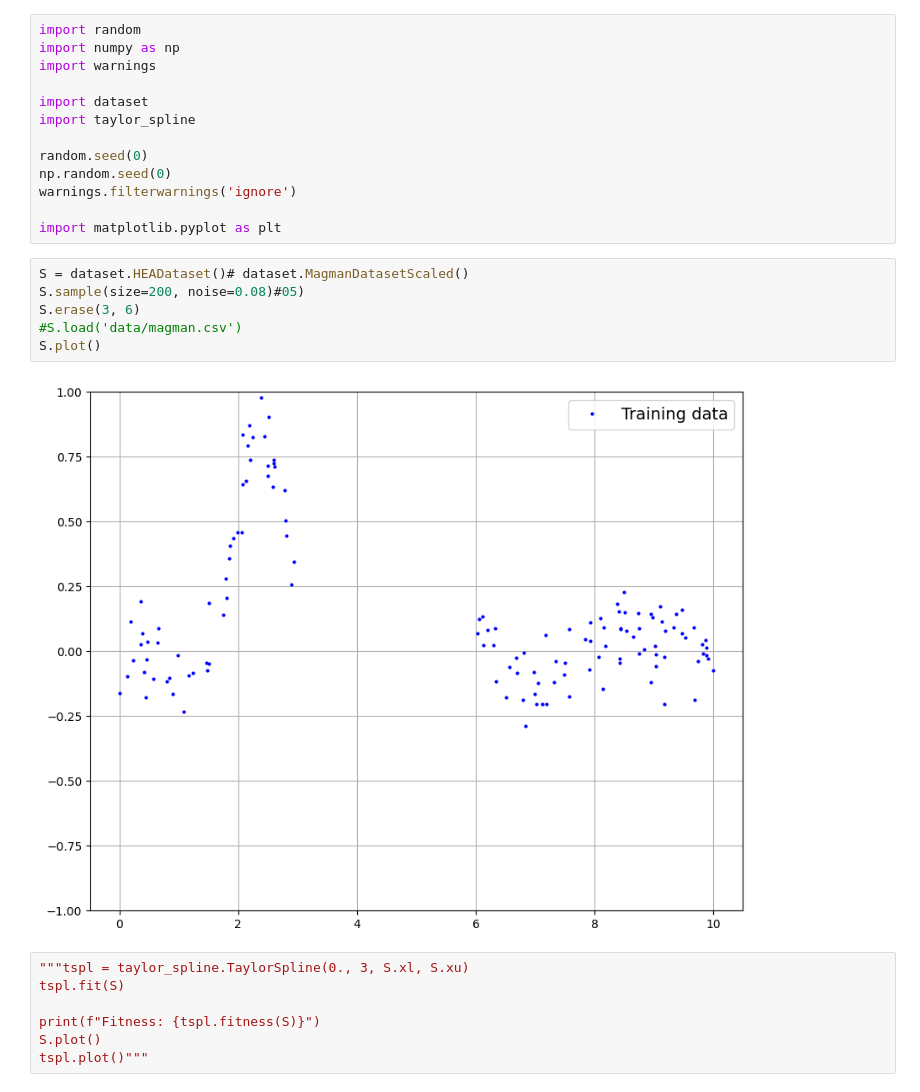
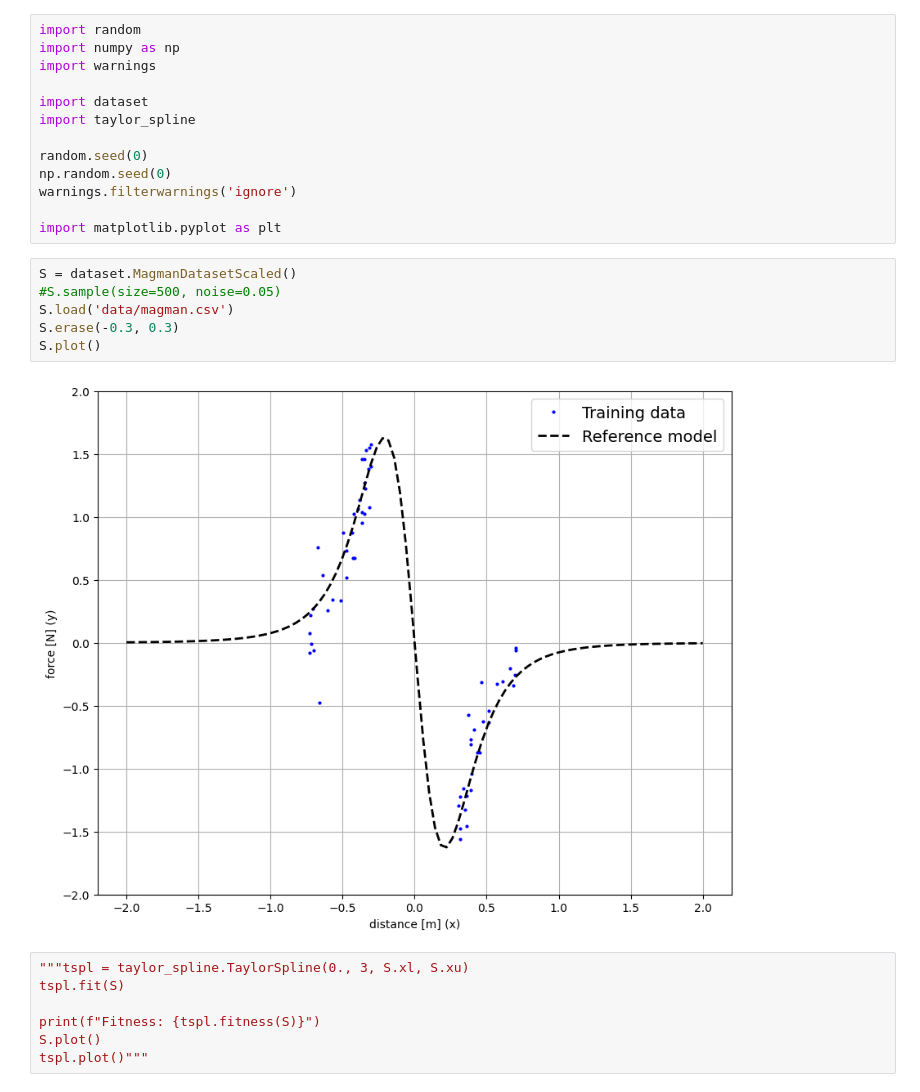
Before and after one commit to AgostinoRizzo/genpro, a Jupyter notebook: symbreg-taylor.ipynb, the cells around one changed output. Saved outputs shown, nothing was run; the diff lists cells and outputs as text.

```diff
--- a/symbreg-taylor.ipynb
+++ b/symbreg-taylor.ipynb
@@ -12,13 +12,13 @@ warnings.filterwarnings('ignore')
 
 import matplotlib.pyplot as plt
 # %%
-S = dataset.HEADataset()# dataset.MagmanDatasetScaled()
-S.sample(size=200, noise=0.08)#05)
-S.erase(3, 6)
-#S.load('data/magman.csv')
+S = dataset.MagmanDatasetScaled()
+#S.sample(size=500, noise=0.05)
+S.load('data/magman.csv')
+S.erase(-0.3, 0.3)
 S.plot()
 # %% [output]
-[figure, old version]
+[figure, new version]
 # %%
 """tspl = taylor_spline.TaylorSpline(0., 3, S.xl, S.xu)
 tspl.fit(S)
```
Also changed, not shown: parts of 2 cells of this notebook, 2 other files.
